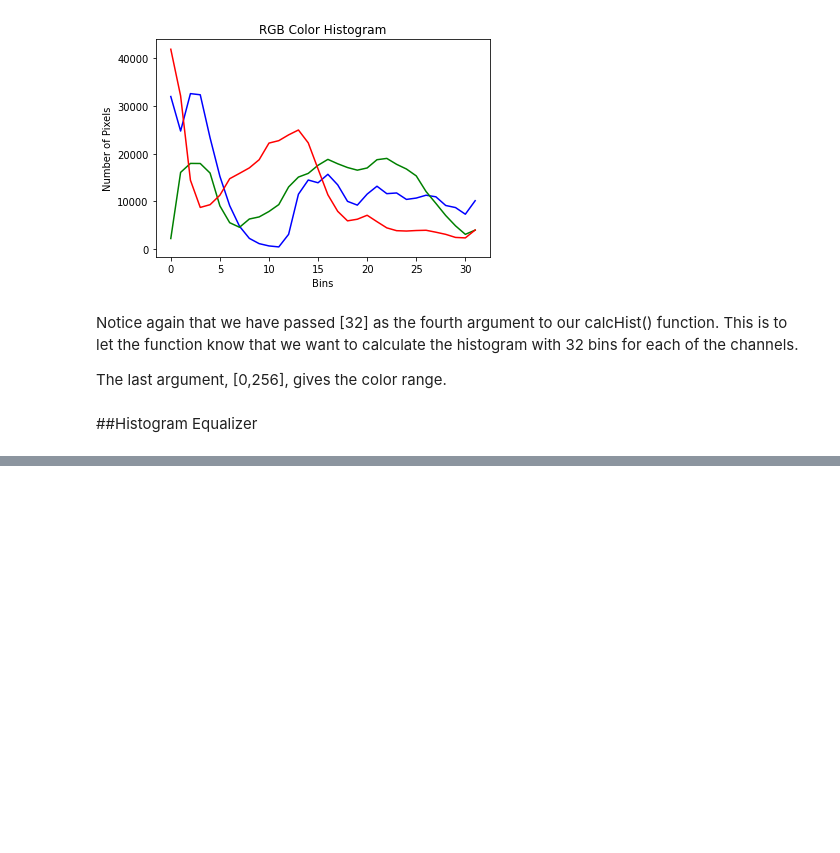
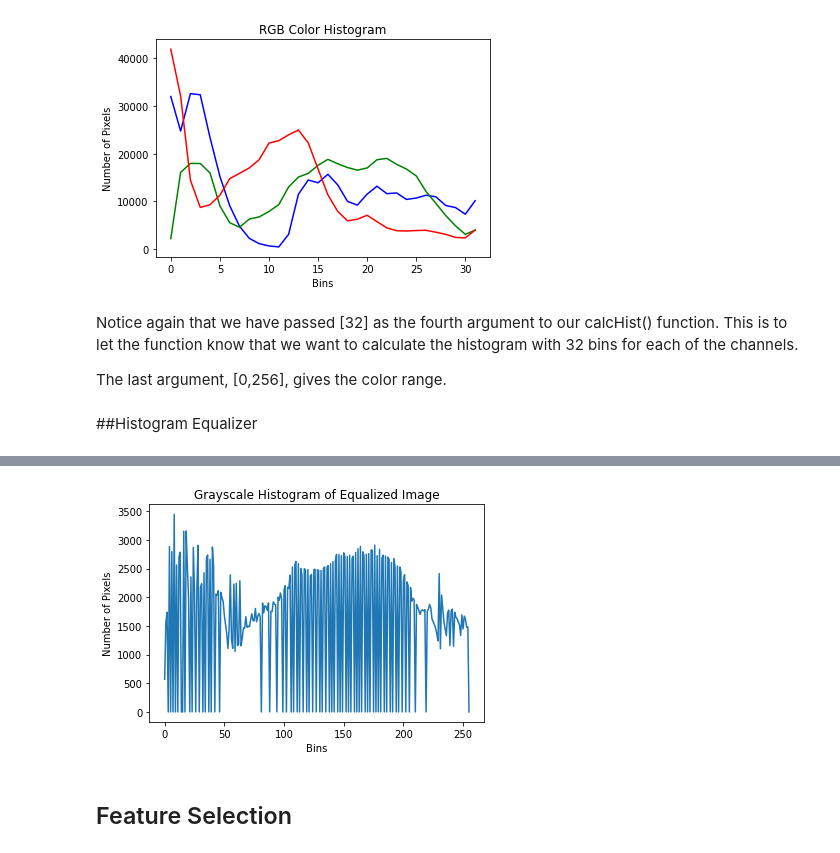
Before and after one commit to rahiakela/building-computer-vision-applications-using-artificial-neural-networks, a Jupyter notebook: 4_building_machine_learning–based_computer_vision_system.ipynb, the cells around one changed output, grey strips where cells are left out. Cells and saved outputs as stored; diff of their text form; code cells hidden in the pictures; blank space fills up the shorter version.

```diff
--- a/4_building_machine_learning–based_computer_vision_system.ipynb
+++ b/4_building_machine_learning–based_computer_vision_system.ipynb
@@ -120,0 +152,13 @@ The last argument, [0,256], gives the color range.
+# %%
+# calculate histogram of the original image
+histEqualized = cv2.calcHist([equalizedImage], [0], None, [256], [0, 255])
+
+plot.title("Grayscale Histogram of Equalized Image")
+plot.xlabel("Bins")
+plot.ylabel("Number of Pixels")
+plot.plot(histEqualized)
+plot.show()
+# %% [output]
+[figure, added]
+# %% [markdown]
+## Feature Selection
```
Also changed, not shown: parts of 4 cells of this notebook.
